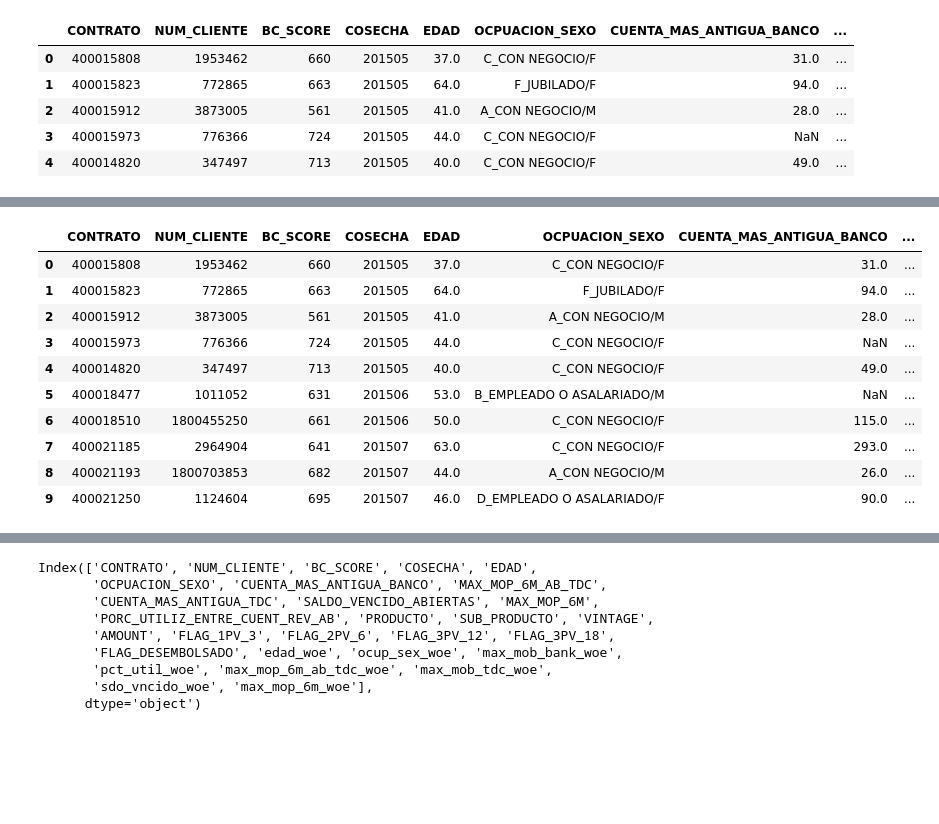
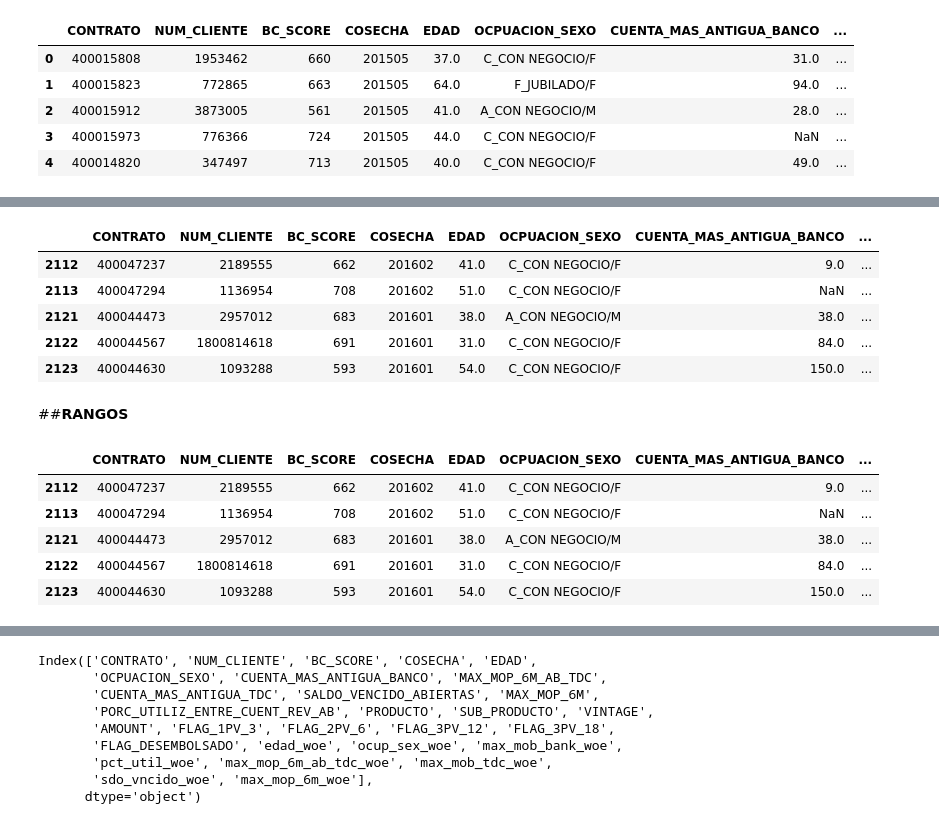
Before and after one commit to MarcoBrac/Test, a Jupyter notebook: test2.ipynb, the cells around one changed output, grey strips where cells are left out. Saved outputs shown, nothing was run; the diff lists cells and outputs as text; code cells hidden in the pictures; blank space fills up the shorter version.

```diff
--- a/test2.ipynb
+++ b/test2.ipynb
@@ -181,3 +168,14 @@ df2['max_mob_tdc_woe'] = df2.apply(bins_max_mob_tdc, axis=1)
 df2['sdo_vncido_woe'] = df2.apply(bins_sdo_vncido, axis=1)
 # %%
 df2['max_mop_6m_woe'] = df2.apply(bins_max_mop_6m, axis=1)
+# %%
+df2.head(5)
+# %% [output]
+|  | CONTRATO | NUM_CLIENTE | BC_SCORE | COSECHA | EDAD | OCPUACION_SEXO | CUENTA_MAS_ANTIGUA_BANCO | ... |
+| 2112 | 400047237 | 2189555 | 662 | 201602 | 41.0 | C_CON NEGOCIO/F | 9.0 | ... |
+| 2113 | 400047294 | 1136954 | 708 | 201602 | 51.0 | C_CON NEGOCIO/F | NaN | ... |
+| 2121 | 400044473 | 2957012 | 683 | 201601 | 38.0 | A_CON NEGOCIO/M | 38.0 | ... |
+| 2122 | 400044567 | 1800814618 | 691 | 201601 | 31.0 | C_CON NEGOCIO/F | 84.0 | ... |
+| 2123 | 400044630 | 1093288 | 593 | 201601 | 54.0 | C_CON NEGOCIO/F | 150.0 | ... |
+# %% [markdown]
+##**RANGOS**
@@ -184,14 +289,17 @@ df2['max_mop_6m_woe'] = df2.apply(bins_max_mop_6m, axis=1)
+# %%
+df2['max_mop_6m_ab_tdc_bin'] = df2.apply(rango_max_mop_6m_ab_tdc, axis=1)
+# %%
+df2['max_mob_tdc_bin'] = df2.apply(rango_max_mob_tdc, axis=1)
+# %%
+df2['sdo_vncido_bin'] = df2.apply(rango_sdo_vncido, axis=1)
+# %%
+df2['max_mop_6m_bin'] = df2.apply(rango_max_mop_6m, axis=1)
 # %%
-df2.head(10)
+df2.head()
 # %% [output]
 |  | CONTRATO | NUM_CLIENTE | BC_SCORE | COSECHA | EDAD | OCPUACION_SEXO | CUENTA_MAS_ANTIGUA_BANCO | ... |
-| 0 | 400015808 | 1953462 | 660 | 201505 | 37.0 | C_CON NEGOCIO/F | 31.0 | ... |
-| 1 | 400015823 | 772865 | 663 | 201505 | 64.0 | F_JUBILADO/F | 94.0 | ... |
-| 2 | 400015912 | 3873005 | 561 | 201505 | 41.0 | A_CON NEGOCIO/M | 28.0 | ... |
-| 3 | 400015973 | 776366 | 724 | 201505 | 44.0 | C_CON NEGOCIO/F | NaN | ... |
-| 4 | 400014820 | 347497 | 713 | 201505 | 40.0 | C_CON NEGOCIO/F | 49.0 | ... |
-| 5 | 400018477 | 1011052 | 631 | 201506 | 53.0 | B_EMPLEADO O ASALARIADO/M | NaN | ... |
-| 6 | 400018510 | 1800455250 | 661 | 201506 | 50.0 | C_CON NEGOCIO/F | 115.0 | ... |
-| 7 | 400021185 | 2964904 | 641 | 201507 | 63.0 | C_CON NEGOCIO/F | 293.0 | ... |
-| 8 | 400021193 | 1800703853 | 682 | 201507 | 44.0 | A_CON NEGOCIO/M | 26.0 | ... |
-| 9 | 400021250 | 1124604 | 695 | 201507 | 46.0 | D_EMPLEADO O ASALARIADO/F | 90.0 | ... |
+| 2112 | 400047237 | 2189555 | 662 | 201602 | 41.0 | C_CON NEGOCIO/F | 9.0 | ... |
+| 2113 | 400047294 | 1136954 | 708 | 201602 | 51.0 | C_CON NEGOCIO/F | NaN | ... |
+| 2121 | 400044473 | 2957012 | 683 | 201601 | 38.0 | A_CON NEGOCIO/M | 38.0 | ... |
+| 2122 | 400044567 | 1800814618 | 691 | 201601 | 31.0 | C_CON NEGOCIO/F | 84.0 | ... |
+| 2123 | 400044630 | 1093288 | 593 | 201601 | 54.0 | C_CON NEGOCIO/F | 150.0 | ... |
```
Also changed, not shown: parts of 39 cells of this notebook.
